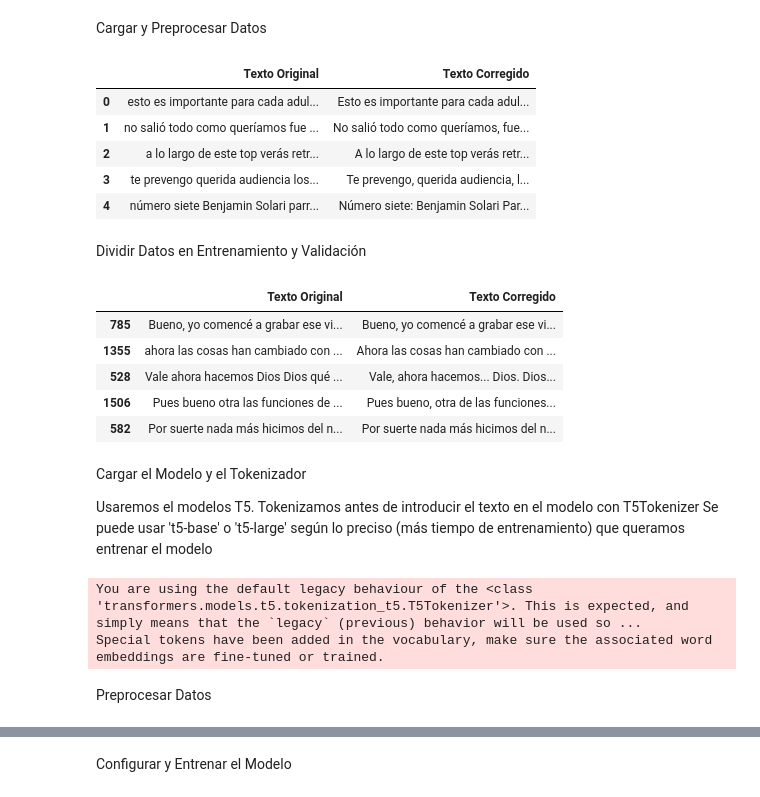
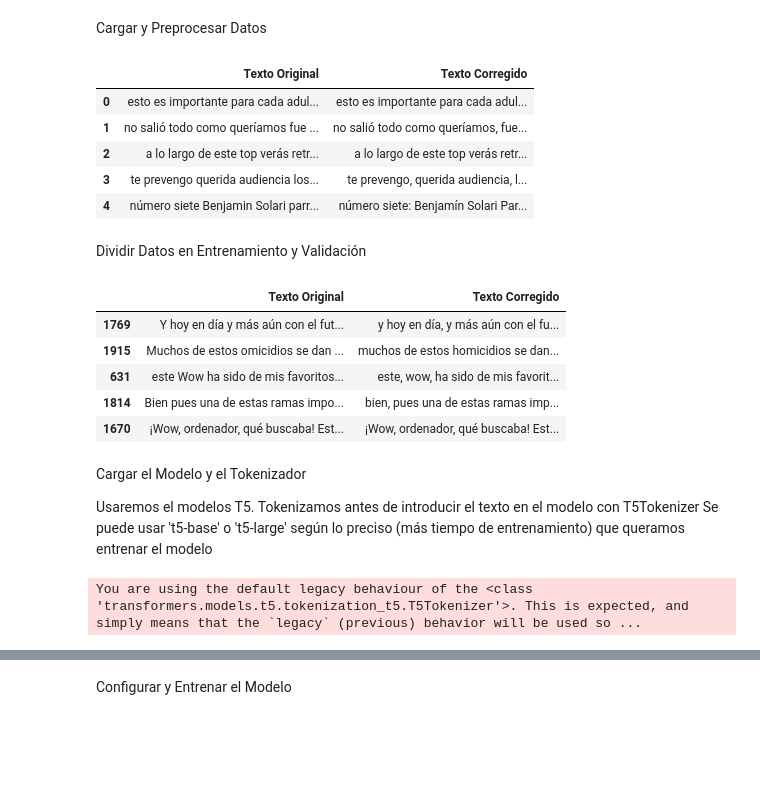
Before and after one commit to EnriqueMF/nlp_enrique, a Jupyter notebook: notebooks/correccion_con_modelo.ipynb, the cells around one changed output, grey strips where cells are left out. Drawn from its saved outputs; the diff is of its cells as text; code cells hidden in the pictures; blank space fills up the shorter version.

```diff
--- a/notebooks/correccion_con_modelo.ipynb
+++ b/notebooks/correccion_con_modelo.ipynb
@@ -65,7 +71,7 @@ Cargar y Preprocesar Datos
 import pandas as pd
 
 # Ruta al archivo Excel
-file_path = '/home/jovyan/work/transcripciones_frases_final.xlsx'
+file_path = '/home/jovyan/work/transcripciones_frases_v5.xlsx'
 
 # Cargamos el archivo Excel
 df = pd.read_excel(file_path)
@@ -77,22 +83,22 @@ assert 'Texto Corregido' in df.columns, "La columna 'Texto Corregido' no existe
 df.head()
 # %% [output]
 |  | Texto Original | Texto Corregido |
-| 0 | esto es importante para cada adul... | Esto es importante para cada adul... |
-| 1 | no salió todo como queríamos fue ... | No salió todo como queríamos, fue... |
-| 2 | a lo largo de este top verás retr... | A lo largo de este top verás retr... |
-| 3 | te prevengo querida audiencia los... | Te prevengo, querida audiencia, l... |
-| 4 | número siete Benjamin Solari parr... | Número siete: Benjamin Solari Par... |
+| 0 | esto es importante para cada adul... | esto es importante para cada adul... |
+| 1 | no salió todo como queríamos fue ... | no salió todo como queríamos, fue... |
+| 2 | a lo largo de este top verás retr... | a lo largo de este top verás retr... |
+| 3 | te prevengo querida audiencia los... | te prevengo, querida audiencia, l... |
+| 4 | número siete Benjamin Solari parr... | número siete: Benjamín Solari Par... |
 # %% [markdown]
 Dividir Datos en Entrenamiento y Validación
 # %%
 from sklearn.model_selection import train_test_split
 
-train_df, val_df = train_test_split(df, test_size=0.15, random_state=42)
+train_df, val_df = train_test_split(df, test_size=0.2, random_state=42)
 train_df.head()
 # %% [output]
 |  | Texto Original | Texto Corregido |
-| 785 | Bueno, yo comencé a grabar ese vi... | Bueno, yo comencé a grabar ese vi... |
-| 1355 | ahora las cosas han cambiado con ... | Ahora las cosas han cambiado con ... |
-| 528 | Vale ahora hacemos Dios Dios qué ... | Vale, ahora hacemos... Dios. Dios... |
-| 1506 | Pues bueno otra las funciones de ... | Pues bueno, otra de las funciones... |
-| 582 | Por suerte nada más hicimos del n... | Por suerte nada más hicimos del n... |
+| 1769 | Y hoy en día y más aún con el fut... | y hoy en día, y más aún con el fu... |
+| 1915 | Muchos de estos omicidios se dan ... | muchos de estos homicidios se dan... |
+| 631 | este Wow ha sido de mis favoritos... | este, wow, ha sido de mis favorit... |
+| 1814 | Bien pues una de estas ramas impo... | bien, pues una de estas ramas imp... |
+| 1670 | ¡Wow, ordenador, qué buscaba! Est... | ¡Wow, ordenador, qué buscaba! Est... |
@@ -102,14 +113,13 @@ Cargar el Modelo y el Tokenizador
 Usaremos el modelos T5. Tokenizamos antes de introducir el texto en el modelo con T5Tokenizer
 Se puede usar 't5-base' o 't5-large' según lo preciso (más tiempo de entrenamiento) que queramos entrenar el modelo
 # %%
-from transformers import T5Tokenizer, T5ForConditionalGeneration
+from transformers import T5Tokenizer, T5ForConditionalGeneration, DataCollatorForSeq2Seq
+
 
 # Cargar el tokenizador y el modelo
-model_name = 't5-small'  # Puedes usar 't5-small', 't5-base', 't5-large', etc.
+# model_name = 't5-base'  # Puedes usar 't5-small', 't5-large', etc.
+model_name = ("vgaraujov/t5-base-spanish")
 tokenizer = T5Tokenizer.from_pretrained(model_name)
 model = T5ForConditionalGeneration.from_pretrained(model_name)
 # %% [output]
 You are using the default legacy behaviour of the <class 'transformers.models.t5.tokenization_t5.T5Tokenizer'>. This is expected, and simply means that the `legacy` (previous) behavior will be used so ...
-Special tokens have been added in the vocabulary, make sure the associated word embeddings are fine-tuned or trained.
-# %% [markdown]
-Preprocesar Datos
```
Also changed, not shown: parts of 19 cells of this notebook, 4 other files.
